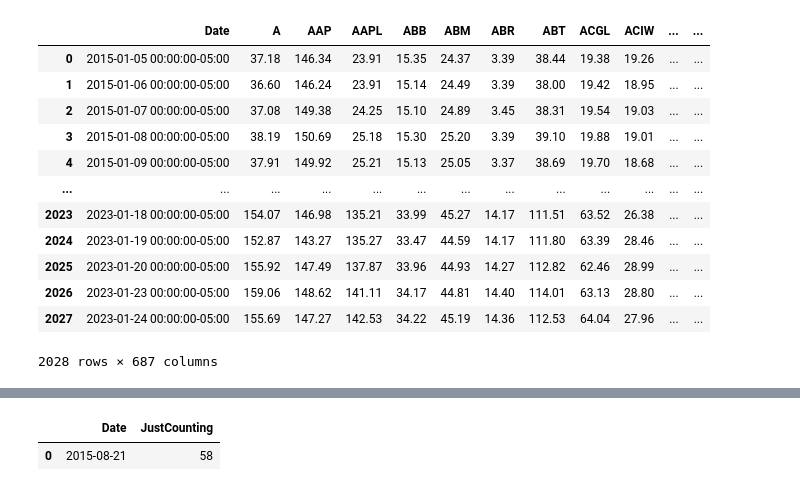
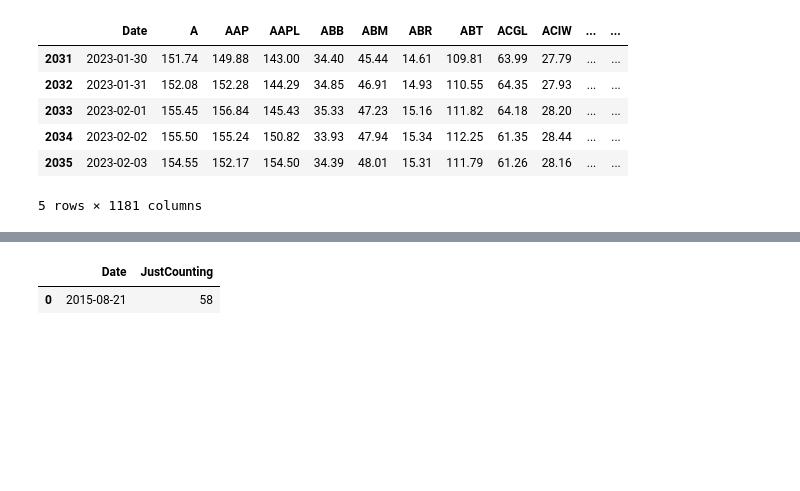
Before and after one commit to paul10116/Stock-Market, a Jupyter notebook: database.ipynb, the cells around one changed output, grey strips where cells are left out. Saved outputs shown, nothing was run; the diff lists cells and outputs as text; code cells hidden in the pictures; blank space fills up the shorter version.

```diff
--- a/database.ipynb
+++ b/database.ipynb
@@ -8,3 +9,9 @@ from datetime import date
 from components.tickers import *
 
 start_date = date.fromisoformat("2015-01-03")
+# %%
+df = pd.DataFrame()
+tickerList = delisted.split()
+
+for ticker in tickerList:
+    df[ticker] = web.DataReader( ticker, 'stooq', start=start_date).Close
@@ -20,20 +28,16 @@ dataframe1 = ticker1.history(
-# %%
-dataframe1 = dataframe1.reset_index()
-# %%
-dataframe1
-# %% [output]
-|  | Date | A | AAP | AAPL | ABB | ABM | ABR | ABT | ACGL | ACIW | ... | ... |
-| 0 | 2015-01-05 00:00:00-05:00 | 37.18 | 146.34 | 23.91 | 15.35 | 24.37 | 3.39 | 38.44 | 19.38 | 19.26 | ... | ... |
-| 1 | 2015-01-06 00:00:00-05:00 | 36.60 | 146.24 | 23.91 | 15.14 | 24.49 | 3.39 | 38.00 | 19.42 | 18.95 | ... | ... |
-| 2 | 2015-01-07 00:00:00-05:00 | 37.08 | 149.38 | 24.25 | 15.10 | 24.89 | 3.45 | 38.31 | 19.54 | 19.03 | ... | ... |
-| 3 | 2015-01-08 00:00:00-05:00 | 38.19 | 150.69 | 25.18 | 15.30 | 25.20 | 3.39 | 39.10 | 19.88 | 19.01 | ... | ... |
-| 4 | 2015-01-09 00:00:00-05:00 | 37.91 | 149.92 | 25.21 | 15.13 | 25.05 | 3.37 | 38.69 | 19.70 | 18.68 | ... | ... |
-| ... | ... | ... | ... | ... | ... | ... | ... | ... | ... | ... | ... | ... |
-| 2023 | 2023-01-18 00:00:00-05:00 | 154.07 | 146.98 | 135.21 | 33.99 | 45.27 | 14.17 | 111.51 | 63.52 | 26.38 | ... | ... |
-| 2024 | 2023-01-19 00:00:00-05:00 | 152.87 | 143.27 | 135.27 | 33.47 | 44.59 | 14.17 | 111.80 | 63.39 | 28.46 | ... | ... |
-| 2025 | 2023-01-20 00:00:00-05:00 | 155.92 | 147.49 | 137.87 | 33.96 | 44.93 | 14.27 | 112.82 | 62.46 | 28.99 | ... | ... |
-| 2026 | 2023-01-23 00:00:00-05:00 | 159.06 | 148.62 | 141.11 | 34.17 | 44.81 | 14.40 | 114.01 | 63.13 | 28.80 | ... | ... |
-| 2027 | 2023-01-24 00:00:00-05:00 | 155.69 | 147.27 | 142.53 | 34.22 | 45.19 | 14.36 | 112.53 | 64.04 | 27.96 | ... | ... |
-2028 rows × 687 columns
-# %%
-dataframe1['Date'] = pd.DatetimeIndex(dataframe1['Date'])
+# %%
+dataframe1 = dataframe1.tz_localize(None)
+df = df.tz_localize(None)
+companiesFrame = pd.concat([dataframe1, df], axis=1)
+companiesFrame = companiesFrame.reset_index()
+companiesFrame['Date'] = pd.DatetimeIndex(companiesFrame['Date'])
+# %%
+companiesFrame.tail()
+# %% [output]
+|  | Date | A | AAP | AAPL | ABB | ABM | ABR | ABT | ACGL | ACIW | ... | ... |
+| 2031 | 2023-01-30 | 151.74 | 149.88 | 143.00 | 34.40 | 45.44 | 14.61 | 109.81 | 63.99 | 27.79 | ... | ... |
+| 2032 | 2023-01-31 | 152.08 | 152.28 | 144.29 | 34.85 | 46.91 | 14.93 | 110.55 | 64.35 | 27.93 | ... | ... |
+| 2033 | 2023-02-01 | 155.45 | 156.84 | 145.43 | 35.33 | 47.23 | 15.16 | 111.82 | 64.18 | 28.20 | ... | ... |
+| 2034 | 2023-02-02 | 155.50 | 155.24 | 150.82 | 33.93 | 47.94 | 15.34 | 112.25 | 61.35 | 28.44 | ... | ... |
+| 2035 | 2023-02-03 | 154.55 | 152.17 | 154.50 | 34.39 | 48.01 | 15.31 | 111.79 | 61.26 | 28.16 | ... | ... |
+5 rows × 1181 columns
```
Also changed, not shown: parts of 9 cells of this notebook, 8 other files.
